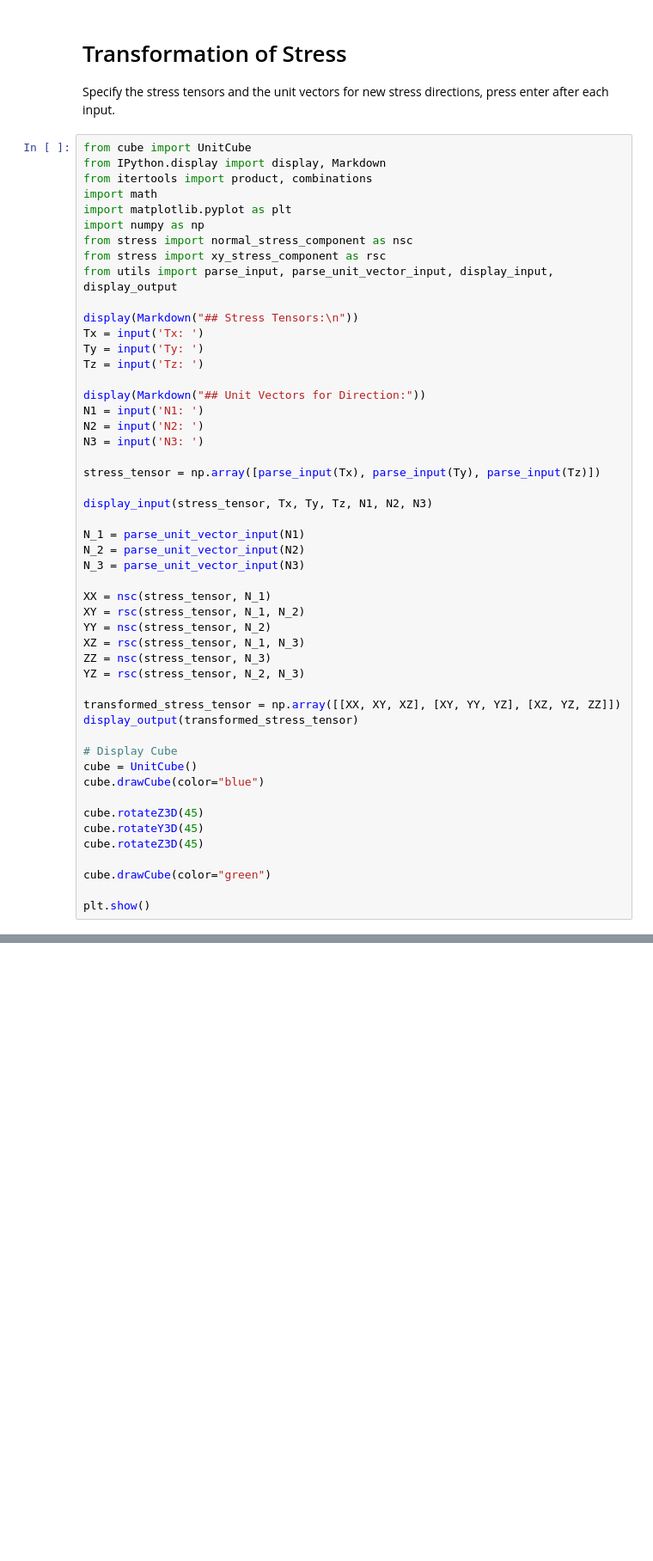
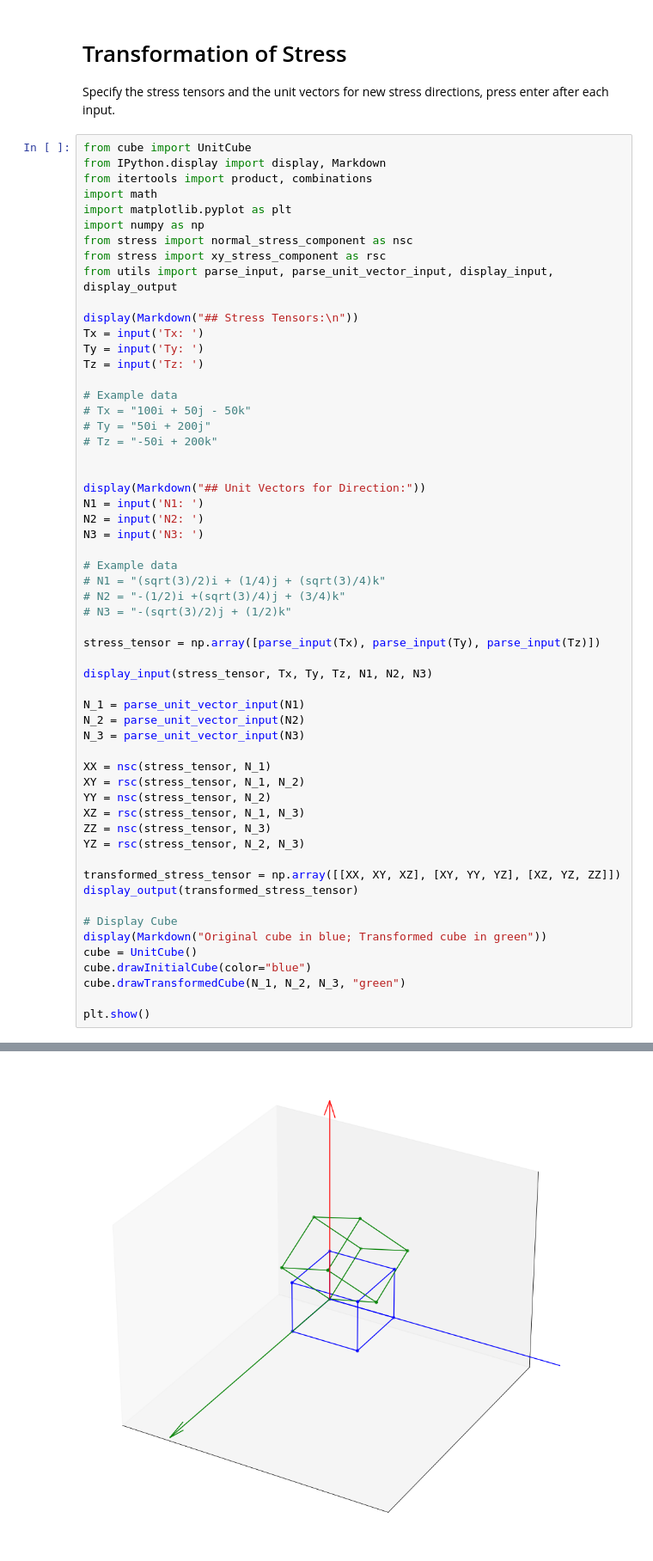
Before and after one commit to raulcodes/nedim-stress-tensors, a Jupyter notebook: Stress Tensors.ipynb, the cells around one changed output, grey strips where cells are left out. Shown at 86% size. Cells and saved outputs as stored; diff of their text form; blank space fills up the shorter version.

```diff
--- a/Stress Tensors.ipynb
+++ b/Stress Tensors.ipynb
@@ -18,10 +18,21 @@ Tx = input('Tx: ')
 Ty = input('Ty: ')
 Tz = input('Tz: ')
 
+# Example data
+# Tx = "100i + 50j - 50k"
+# Ty = "50i + 200j"
+# Tz = "-50i + 200k"
+
+
 display(Markdown("## Unit Vectors for Direction:"))
 N1 = input('N1: ')
 N2 = input('N2: ')
 N3 = input('N3: ')
+
+# Example data
+# N1 = "(sqrt(3)/2)i + (1/4)j + (sqrt(3)/4)k"
+# N2 = "-(1/2)i +(sqrt(3)/4)j + (3/4)k"
+# N3 = "-(sqrt(3)/2)j + (1/2)k"
 
 stress_tensor = np.array([parse_input(Tx), parse_input(Ty), parse_input(Tz)])
 
@@ -42,13 +53,10 @@ transformed_stress_tensor = np.array([[XX, XY, XZ], [XY, YY, YZ], [XZ, YZ, ZZ]])
 display_output(transformed_stress_tensor)
 
 # Display Cube
+display(Markdown("Original cube in blue; Transformed cube in green"))
 cube = UnitCube()
-cube.drawCube(color="blue")
-
-cube.rotateZ3D(45)
-cube.rotateY3D(45)
-cube.rotateZ3D(45)
-
-cube.drawCube(color="green")
+cube.drawInitialCube(color="blue")
+cube.drawTransformedCube(N_1, N_2, N_3, "green")
 
 plt.show()
+# %% [output]
@@ -54,0 +80 @@ plt.show()
+[figure, added]
```
Also changed, not shown: parts of 1 cell of this notebook, 1 other file.
